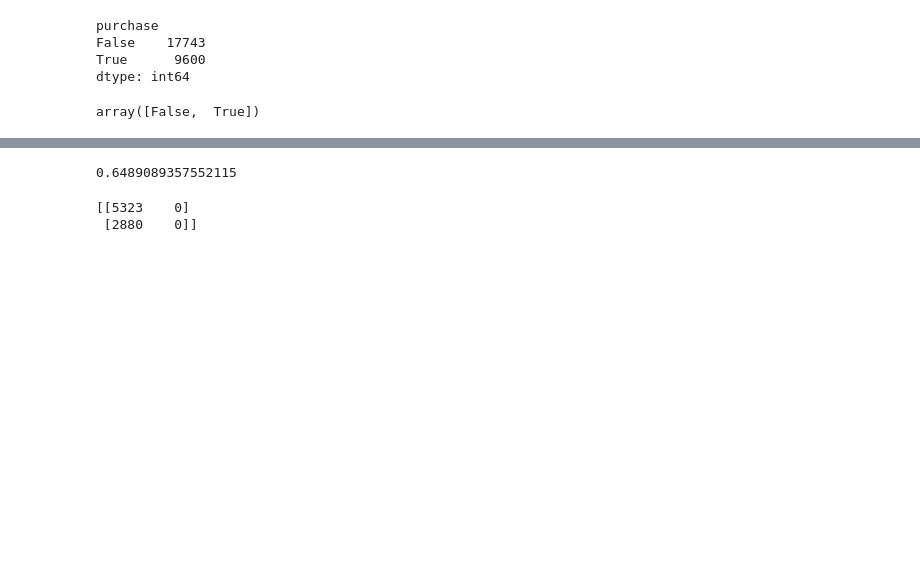
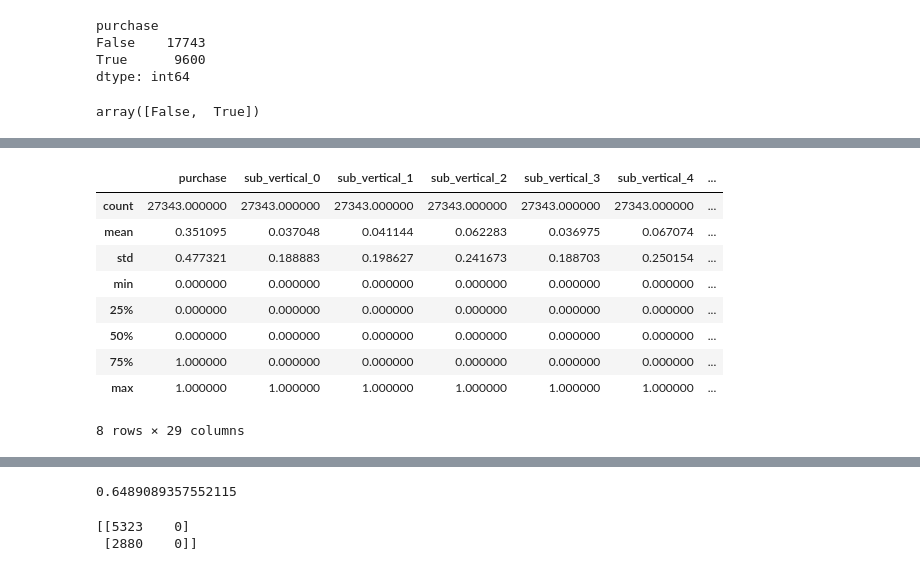
Before and after one commit to vzhovtan/data_science_modeling, a Jupyter notebook: code.ipynb, the cells around one changed output, grey strips where cells are left out. Drawn from its saved outputs; the diff is of its cells as text; code cells hidden in the pictures; blank space fills up the shorter version.

```diff
--- a/code.ipynb
+++ b/code.ipynb
@@ -253,4 +273,17 @@ data
 27343 rows × 29 columns
+# %%
+data.describe()
+# %% [output]
+|  | purchase | sub_vertical_0 | sub_vertical_1 | sub_vertical_2 | sub_vertical_3 | sub_vertical_4 | ... |
+| count | 27343.000000 | 27343.000000 | 27343.000000 | 27343.000000 | 27343.000000 | 27343.000000 | ... |
+| mean | 0.351095 | 0.037048 | 0.041144 | 0.062283 | 0.036975 | 0.067074 | ... |
+| std | 0.477321 | 0.188883 | 0.198627 | 0.241673 | 0.188703 | 0.250154 | ... |
+| min | 0.000000 | 0.000000 | 0.000000 | 0.000000 | 0.000000 | 0.000000 | ... |
+| 25% | 0.000000 | 0.000000 | 0.000000 | 0.000000 | 0.000000 | 0.000000 | ... |
+| 50% | 0.000000 | 0.000000 | 0.000000 | 0.000000 | 0.000000 | 0.000000 | ... |
+| 75% | 1.000000 | 0.000000 | 0.000000 | 0.000000 | 0.000000 | 0.000000 | ... |
+| max | 1.000000 | 1.000000 | 1.000000 | 1.000000 | 1.000000 | 1.000000 | ... |
+8 rows × 29 columns
 # %%
 data.corr(method='pearson')
 correlations = data.corr()
```
Also changed, not shown: parts of 16 cells of this notebook, 1 other file.
